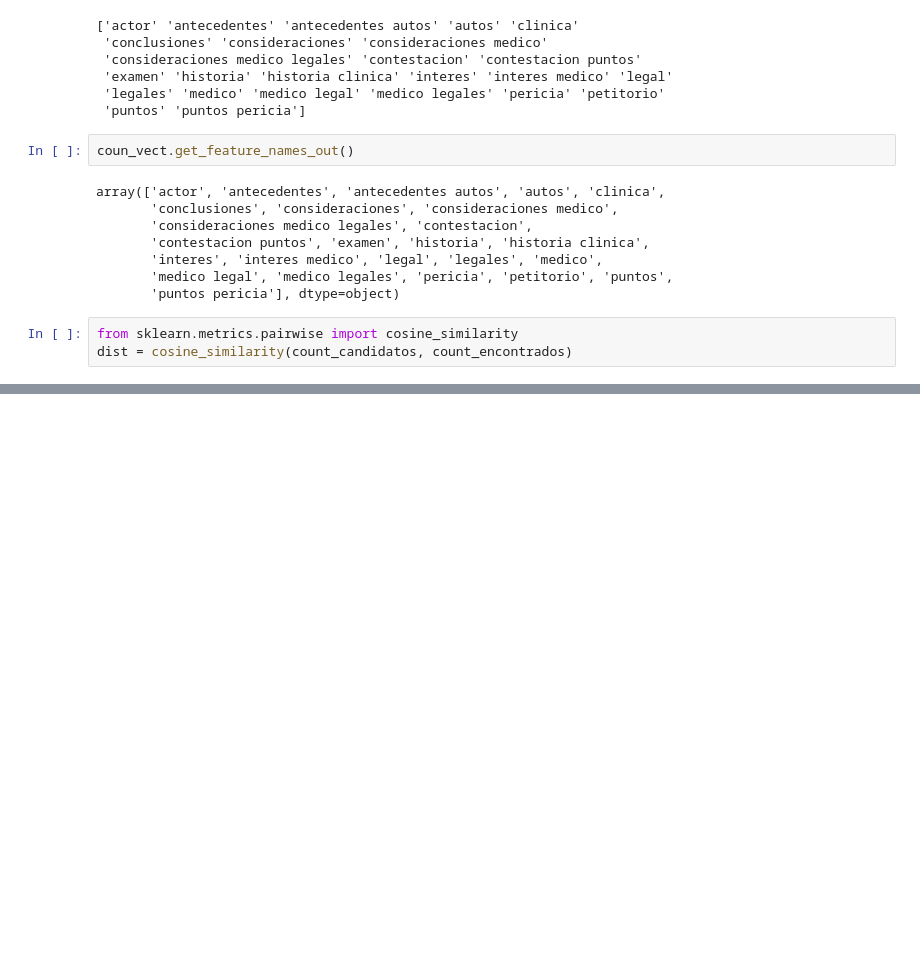
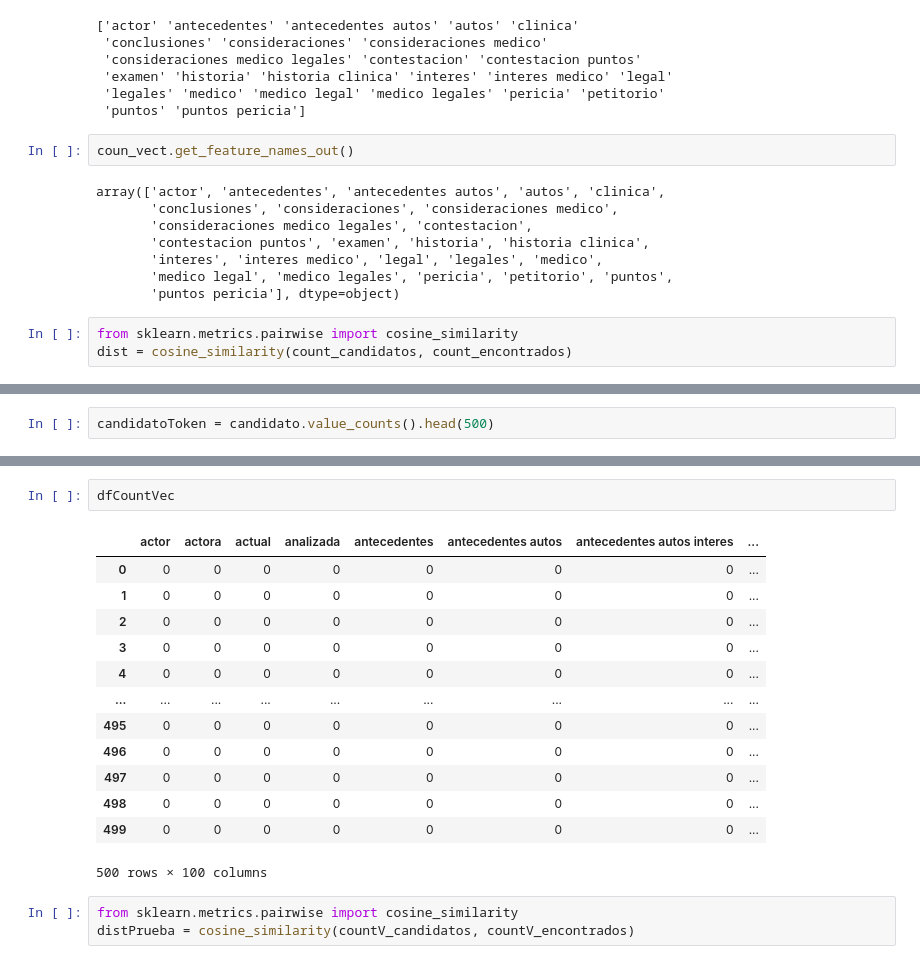
Before and after one commit to gaston411/Mi-Proyecto, a Jupyter notebook: tf-idf-prueba.ipynb, the cells around one changed output, grey strips where cells are left out. Drawn from its saved outputs; the diff is of its cells as text; blank space fills up the shorter version.

```diff
--- a/tf-idf-prueba.ipynb
+++ b/tf-idf-prueba.ipynb
@@ -212,0 +185,2 @@ df_candidatoEncontrado = pd.DataFrame(candidatoEncontrado, columns=['id','titulo
+# %%
+candidatoToken = candidato.value_counts().head(500)
@@ -212,0 +265,19 @@ df_candidatoEncontrado = pd.DataFrame(candidatoEncontrado, columns=['id','titulo
+# %%
+dfCountVec
+# %% [output]
+|  | actor | actora | actual | analizada | antecedentes | antecedentes autos | antecedentes autos interes | ... |
+| 0 | 0 | 0 | 0 | 0 | 0 | 0 | 0 | ... |
+| 1 | 0 | 0 | 0 | 0 | 0 | 0 | 0 | ... |
+| 2 | 0 | 0 | 0 | 0 | 0 | 0 | 0 | ... |
+| 3 | 0 | 0 | 0 | 0 | 0 | 0 | 0 | ... |
+| 4 | 0 | 0 | 0 | 0 | 0 | 0 | 0 | ... |
+| ... | ... | ... | ... | ... | ... | ... | ... | ... |
+| 495 | 0 | 0 | 0 | 0 | 0 | 0 | 0 | ... |
+| 496 | 0 | 0 | 0 | 0 | 0 | 0 | 0 | ... |
+| 497 | 0 | 0 | 0 | 0 | 0 | 0 | 0 | ... |
+| 498 | 0 | 0 | 0 | 0 | 0 | 0 | 0 | ... |
+| 499 | 0 | 0 | 0 | 0 | 0 | 0 | 0 | ... |
+500 rows × 100 columns
+# %%
+from sklearn.metrics.pairwise import cosine_similarity
+distPrueba = cosine_similarity(countV_candidatos, countV_encontrados)
```
Also changed, not shown: parts of 30 cells of this notebook.
